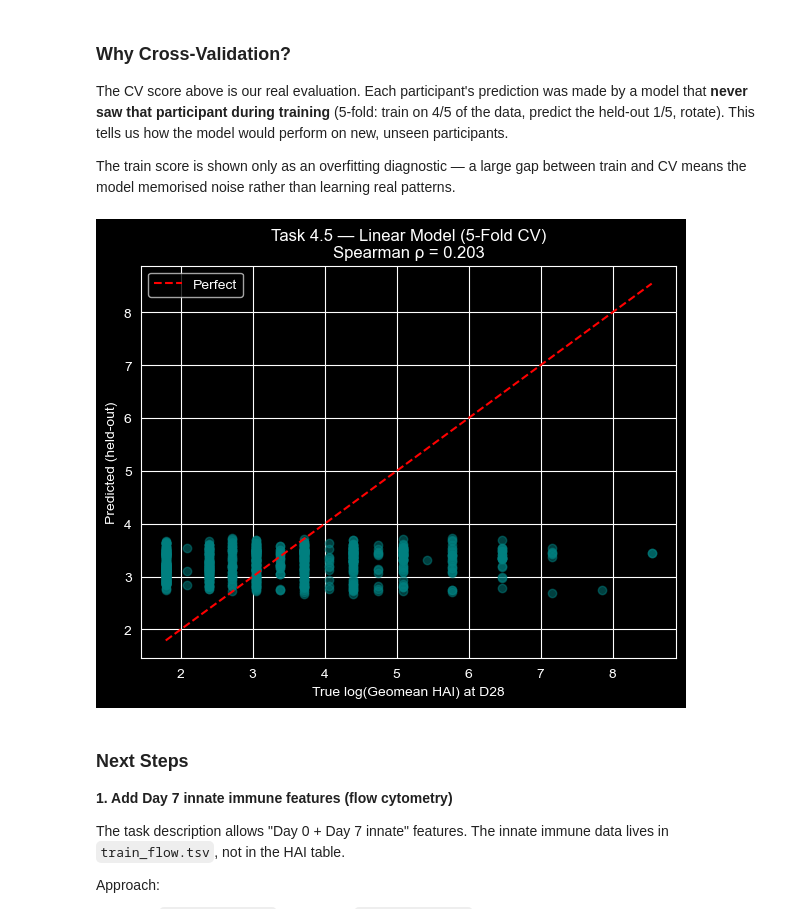
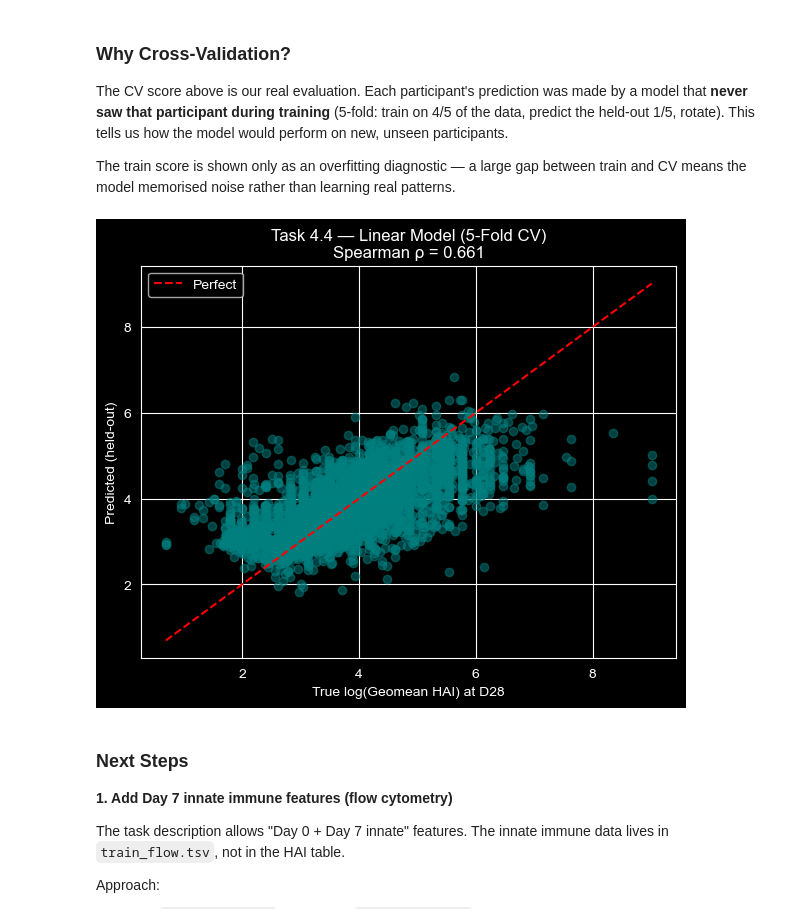
Before and after one commit to DirtyChay/cmi-flu-prediction-challenge, a Jupyter notebook: task_4_5.ipynb, the cells around one changed output. Cells and saved outputs as stored; diff of their text form; code cells hidden in the pictures.

Commit message:
add epsilon

```diff
--- a/task_4_5.ipynb
+++ b/task_4_5.ipynb
@@ -1,13 +1,14 @@
 # %%
 # Control whether Day 0 HAI data is used
-USE_DEMOGRAPHIC_DATA_ONLY = True
+USE_DEMOGRAPHIC_DATA_ONLY = False
 # 4.4: Use only 3 specific vaccine strains
-TASK_4_4_STRAINS_ONLY = True
+TASK_4_4_STRAINS_ONLY = False
 vaccine_strains = [
     'H1N1 A/Victoria/4897/2022',
     'H3N2 A/Massachusetts/18/2022',
     'Vic B/Austria/1359417/2021',
 ]
+EPSILON = 1e-9
 # %% [markdown]
 # Tasks
 
@@ -140,7 +141,7 @@ d28 = train_merged[train_merged['timepoint'] == 28.0].copy()
 
 # gmean requires all values > 0. HAI titers of 0 are common (undetectable). Replace 0 with a small
 # positive value so gmean doesn't collapse to 0 for that participant.
-d28['value'] = d28['value'].replace(0, 0.5)
+d28['value'] = d28['value'].replace(0, EPSILON)
 
 y = (
     d28.groupby('participant_id')['value']
@@ -169,7 +170,7 @@ y
 # --- Day 0 baseline HAI ---
 d0 = train_merged[train_merged['timepoint'] == 0.0].copy()
 # Same zero-handling as target
-d0['value'] = d0['value'].replace(0, 0.5)
+d0['value'] = d0['value'].replace(0, EPSILON)
 # Pivot: one row per participant, one column per virus strain
 d0_wide = d0.pivot_table(
     index='participant_id',
@@ -274,15 +276,15 @@ means the model memorised noise rather than learning real patterns.
 # %%
 plt.figure(figsize=(6, 5))
 plt.scatter(y_vals, y_pred_cv, alpha=0.5, color='teal')
 plt.plot([y_vals.min(), y_vals.max()], [y_vals.min(), y_vals.max()], 'r--', label='Perfect')
 plt.xlabel('True log(Geomean HAI) at D28')
 plt.ylabel('Predicted (held-out)')
-plt.title(f'Task 4.5 — Linear Model (5-Fold CV)\nSpearman ρ = {rho_cv:.3f}')
+plt.title(f'Task 4.4 — Linear Model (5-Fold CV)\nSpearman ρ = {rho_cv:.3f}')
 plt.legend()
 plt.tight_layout()
 plt.show()
 # %% [output]
-[figure, old version]
+[figure, new version]
 # %% [markdown]
 ### Next Steps
 
```
Also changed, not shown: parts of 7 cells of this notebook.
